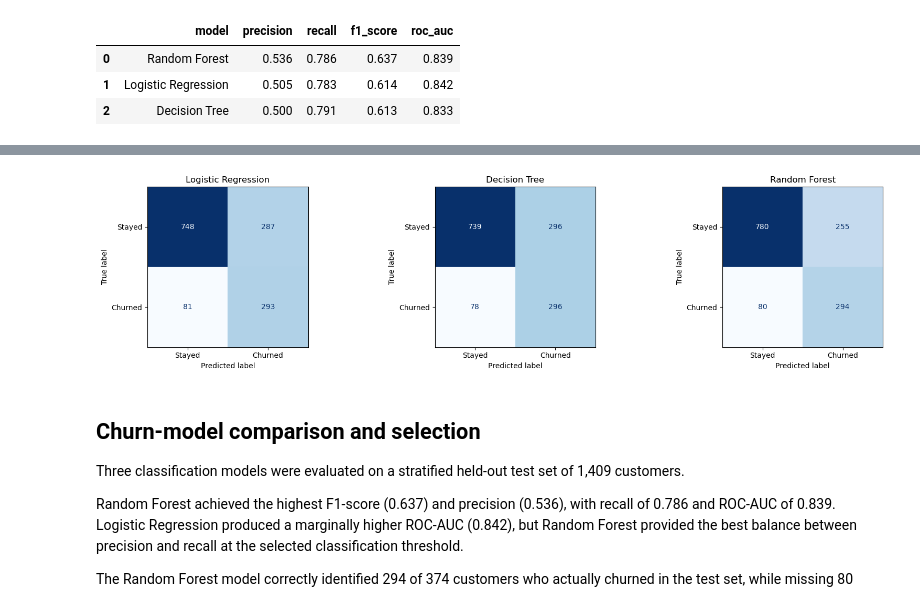
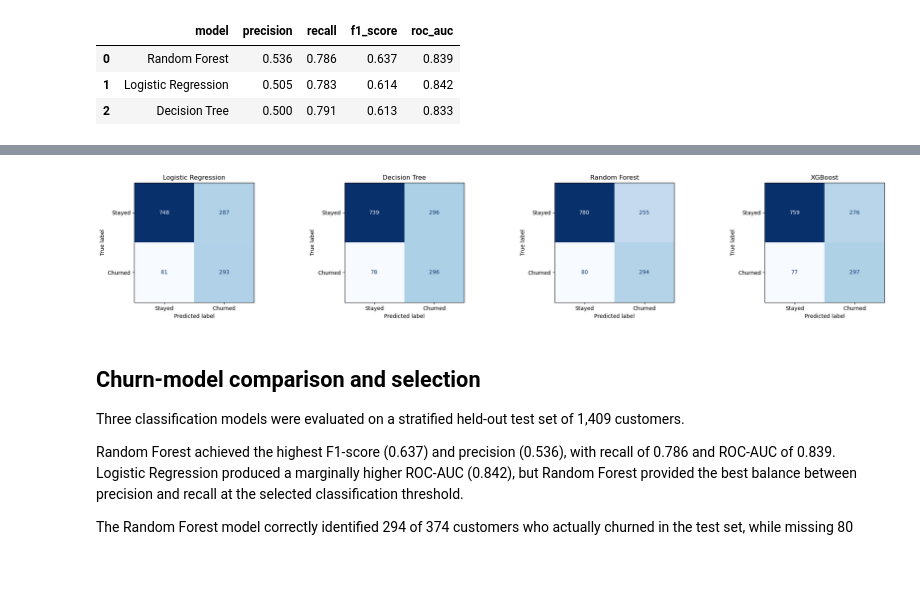
Before and after one commit to Altayeb5/telecom-churn-prediction-segmentation, a Jupyter notebook: notebooks/04_churn_prediction.ipynb, the cells around one changed output, grey strips where cells are left out. Cells and saved outputs as stored; diff of their text form; code cells hidden in the pictures; blank space fills up the shorter version.

Commit message:
Compare XGBoost with existing churn models

```diff
--- a/notebooks/04_churn_prediction.ipynb
+++ b/notebooks/04_churn_prediction.ipynb
@@ -201,25 +286,43 @@ display(results_display)
 # %%
+from pathlib import Path
 from sklearn.metrics import ConfusionMatrixDisplay
 import matplotlib.pyplot as plt
 
-fig, axes = plt.subplots(1, 3, figsize=(17, 4))
+model_names = [
+    "Logistic Regression",
+    "Decision Tree",
+    "Random Forest",
+    "XGBoost"
+]
 
-for axis, model_name in zip(axes, models.keys()):
+fig, axes = plt.subplots(1, 4, figsize=(22, 4))
+
+for axis, model_name in zip(axes, model_names):
     ConfusionMatrixDisplay.from_predictions(
         y_test,
         predictions[model_name]["predicted_labels"],
         labels=["No", "Yes"],
         display_labels=["Stayed", "Churned"],
         cmap="Blues",
         ax=axis,
         colorbar=False
     )
     axis.set_title(model_name)
 
 plt.tight_layout()
+
+figures_path = Path("../reports/figures")
+figures_path.mkdir(parents=True, exist_ok=True)
+
+plt.savefig(
+    figures_path / "model_confusion_matrices.png",
+    dpi=300,
+    bbox_inches="tight"
+)
+
 plt.show()
 # %% [output]
-[figure, old version]
+[figure, new version]
 # %% [markdown]
 ## Churn-model comparison and selection
 
```
Also changed, not shown: parts of 3 cells of this notebook, 2 other files.
